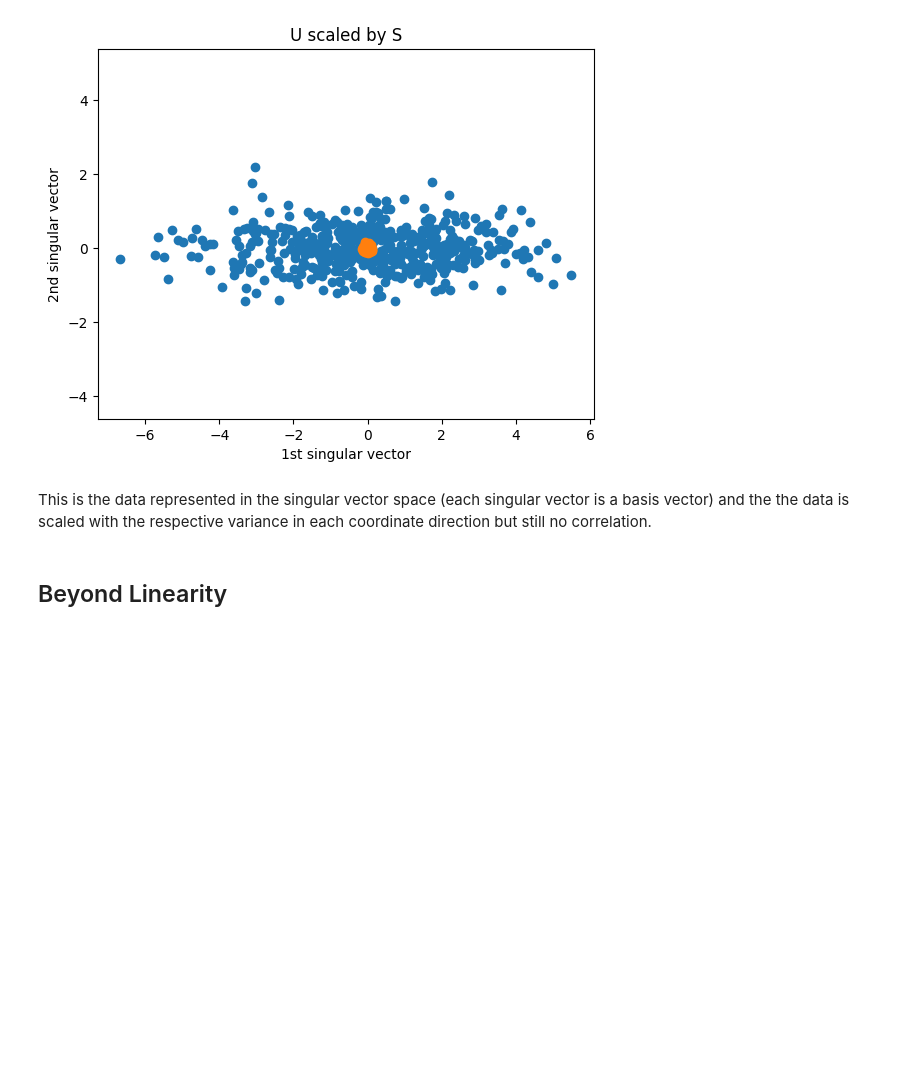
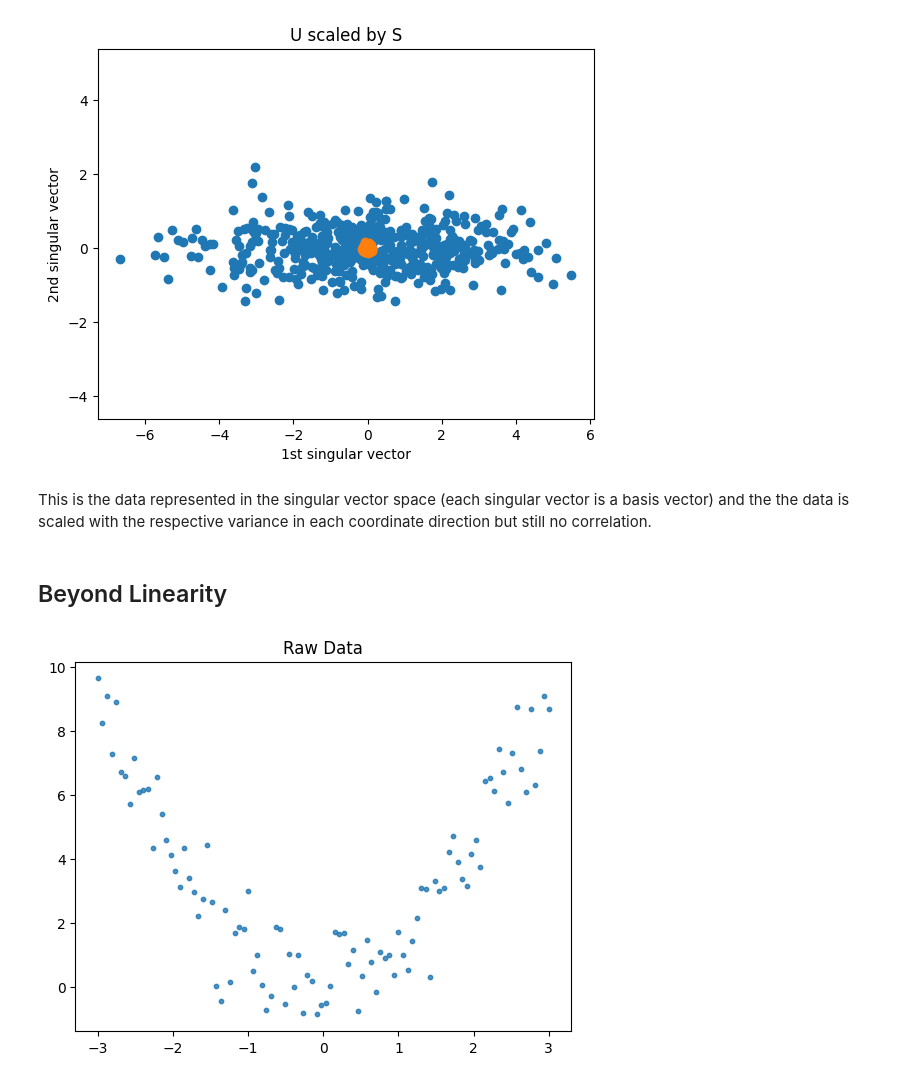
Before and after one commit to zihaoguo3/CS506-Spring2025, a Jupyter notebook: lecture_10/worksheet_10.ipynb, the cells around one changed output. Saved outputs shown, nothing was run; the diff lists cells and outputs as text; code cells hidden in the pictures; blank space fills up the shorter version.

```diff
--- a/lecture_10/worksheet_10.ipynb
+++ b/lecture_10/worksheet_10.ipynb
@@ -455,3 +455,13 @@ plt.show()
 This is the data represented in the singular vector space (each singular vector is a basis vector) and the the data is scaled with the respective variance in each coordinate direction but still no correlation.
 # %% [markdown]
 ## Beyond Linearity
+# %%
+x = np.linspace(-3, 3, 100)
+y = x**2 + np.random.normal(0, 1, size=x.shape)
+
+X = np.column_stack([x, y])
+plt.scatter(X[:, 0], X[:, 1], s=10, alpha=0.8)
+plt.title("Raw Data")
+plt.show()
+# %% [output]
+[figure, added]
```
Also changed, not shown: parts of 1 cell of this notebook.
